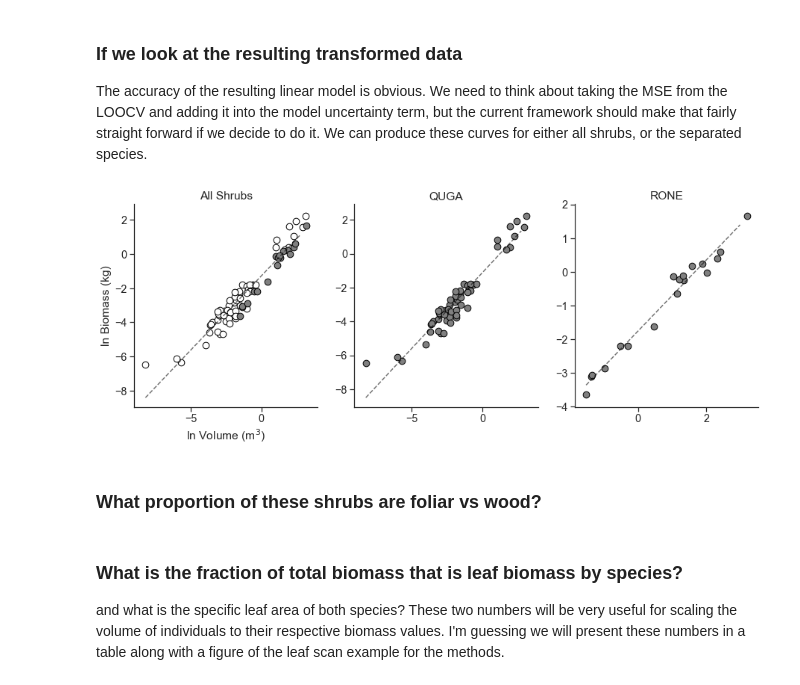
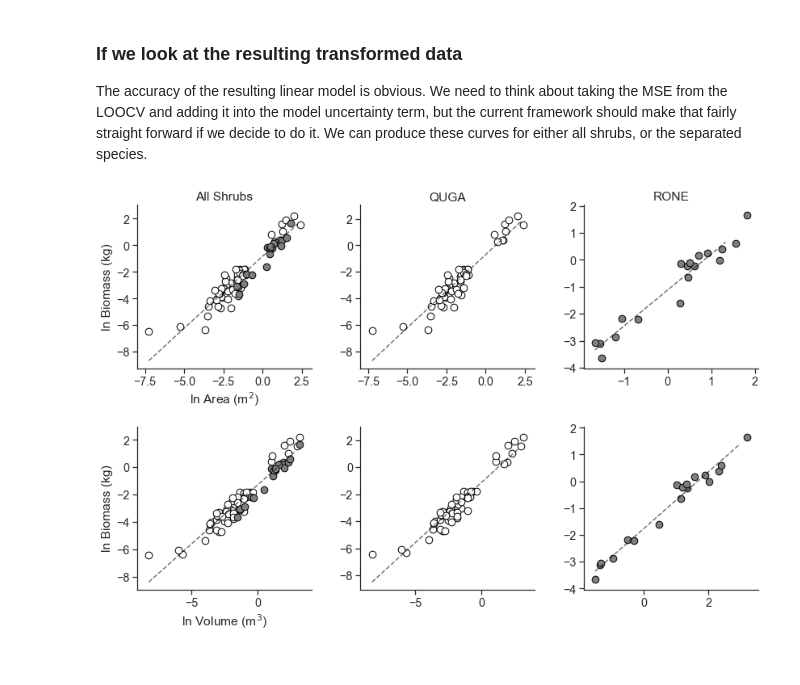
Before and after one commit to djkrofch/JemezAllometries, a Jupyter notebook: Jemez_Allometry.ipynb, the cells around one changed output. Drawn from its saved outputs; the diff is of its cells as text; code cells hidden in the pictures.

```diff
--- a/Jemez_Allometry.ipynb
+++ b/Jemez_Allometry.ipynb
@@ -30,6 +30,10 @@ dataDir = 'C:/Research/JemezAllometries/'
 # %% [markdown]
 #### A few calc and plotting functions to help out along the way
 # %%
+def pacalc(a,b):
+    area = (a/2) * (b/2) * np.pi
+    return area
+
 def volcalc(a,b,height):
     volume = (4/3.) * (a/2) * (b/2) * height * np.pi
     return volume
@@ -38,7 +42,7 @@ def linfit(fitfunc, df):
     ols = smf.ols(fitfunc, df).fit()
     slope = (ols.params[1])
     intercept = (ols.params[0])
-    return slope, intercept
+    return slope, intercept, smf.ols(fitfunc, df)
 
 def plotLinFit(slope, intercept, Xmin, Xmax, ax=None, *args, **kwargs):
     y = []
@@ -52,6 +56,7 @@ def plotLinFit(slope, intercept, Xmin, Xmax, ax=None, *args, **kwargs):
 We then subset the data by species to determine the impact on fit if we are unable to ID the shrub. Only useful if the implication is that we are planning on driving these allometries remotely - something I want to stress in the paper. Otherwise, we should have just measured stem diameters like the rest of the world.
 # %%
 master = pd.read_csv('jemez_allometry_master.csv')
+master['area']   = pacalc(master['a'], master['b'])
 master['volume'] = volcalc(master['a'], master['b'], master['height'])
 
 rone = master[master.species == 'RONE']
@@ -145,11 +290,12 @@ Below is the log transformed model performance for all species and sizes
 fitData = pd.DataFrame(dict(
                             SPECIES = master['species'],
                             SITE    = master['site'],
+                            AREA  = np.log(master['area']),
                             VOLUME  = np.log(master['volume']),
                             BIOMASS = np.log(master['biomass_t']/1000)))
 
-ols = smf.ols('BIOMASS ~ VOLUME', fitData).fit()
-slope = (ols.params['VOLUME'])
+ols = smf.ols('BIOMASS ~ AREA', fitData).fit()
+slope = (ols.params['AREA'])
 intercept = (ols.params['Intercept'])
 
 print(ols.summary())
@@ -258,51 +457,77 @@ NameError: name 'LeaveOneOut' is not defined
 ### If we look at the resulting transformed data
 The accuracy of the resulting linear model is obvious. We need to think about taking the MSE from the LOOCV and adding it into the model uncertainty term, but the current framework should make that fairly straight forward if we decide to do it. We can produce these curves for either all shrubs, or the separated species.
 # %%
-f, (ax1, ax2, ax3) = plt.subplots(1,3, figsize = (15,5))
+f, ((ax1, ax2, ax3), (ax4, ax5, ax6)) = plt.subplots(2,3, figsize = (12,8))
 
-slope, intercept = linfit('BIOMASS ~ VOLUME', fitData)
-plotLinFit(slope, intercept, fitData.VOLUME.min(), fitData.VOLUME.max(),
+slope, intercept, error = linfit('BIOMASS ~ AREA', fitData)
+plotLinFit(slope, intercept, fitData.AREA.min(), fitData.AREA.max(),
            ax = ax1,ls = '--', color = 'k', alpha = 0.55)
 
-slope, intercept = linfit('BIOMASS ~ VOLUME', quga)
-plotLinFit(slope, intercept, quga.VOLUME.min(), quga.VOLUME.max(),
+slope, intercept, error = linfit('BIOMASS ~ AREA', quga)
+plotLinFit(slope, intercept, quga.AREA.min(), quga.AREA.max(),
            ax = ax2,ls = '--', color = 'k', alpha = 0.55)
 
-slope, intercept = linfit('BIOMASS ~ VOLUME', rone)
-plotLinFit(slope, intercept, rone.VOLUME.min(), rone.VOLUME.max(),
+slope, intercept, error = linfit('BIOMASS ~ AREA', rone)
+plotLinFit(slope, intercept, rone.AREA.min(), rone.AREA.max(),
            ax = ax3,ls = '--', color = 'k', alpha = 0.55)
 
+slope, intercept, error = linfit('BIOMASS ~ VOLUME', fitData)
+plotLinFit(slope, intercept, fitData.VOLUME.min(), fitData.VOLUME.max(),
+           ax = ax4,ls = '--', color = 'k', alpha = 0.55)
 
-ax1.scatter(quga.VOLUME, quga.BIOMASS,
+slope, intercept, error = linfit('BIOMASS ~ VOLUME', quga)
+plotLinFit(slope, intercept, quga.VOLUME.min(), quga.VOLUME.max(),
+           ax = ax5,ls = '--', color = 'k', alpha = 0.55)
+
+slope, intercept, error = linfit('BIOMASS ~ VOLUME', rone)
+plotLinFit(slope, intercept, rone.VOLUME.min(), rone.VOLUME.max(),
+           ax = ax6,ls = '--', color = 'k', alpha = 0.55)
+
+ax1.scatter(quga.AREA, quga.BIOMASS,
         color = 'white', marker = 'o',
         edgecolor='k', s = 75)
 
-ax1.scatter(rone.VOLUME, rone.BIOMASS,
+ax1.scatter(rone.AREA, rone.BIOMASS,
         color = 'gray', marker = 'o',
         edgecolor='k', s = 75)
 
-ax2.scatter(quga.VOLUME, quga.BIOMASS,
+ax4.scatter(quga.VOLUME, quga.BIOMASS,
+        color = 'white', marker = 'o',
+        edgecolor='k', s = 75)
+
+ax4.scatter(rone.VOLUME, rone.BIOMASS,
         color = 'gray', marker = 'o',
         edgecolor='k', s = 75)
 
-ax3.scatter(rone.VOLUME, rone.BIOMASS,
+ax2.scatter(quga.AREA, quga.BIOMASS,
+        color = 'white', marker = 'o',
+        edgecolor='k', s = 75)
+
+ax3.scatter(rone.AREA, rone.BIOMASS,
+        color = 'gray', marker = 'o',
+        edgecolor='k', s = 75)
+
+ax5.scatter(quga.VOLUME, quga.BIOMASS,
+        color = 'white', marker = 'o',
+        edgecolor='k', s = 75)
+
+ax6.scatter(rone.VOLUME, rone.BIOMASS,
         color = 'gray', marker = 'o',
         edgecolor='k', s = 75)
 
 
 ax1.set_ylabel('ln Biomass (kg)')
-ax1.set_xlabel('ln Volume (m$^{3}$)')
+ax4.set_ylabel('ln Biomass (kg)')
+ax1.set_xlabel('ln Area (m$^{2}$)')
+ax4.set_xlabel('ln Volume (m$^{3}$)')
 
 ax1.set_title('All Shrubs')
 ax2.set_title('QUGA')
 ax3.set_title('RONE')
 
 sns.despine()
 sns.set_style('ticks')
+plt.tight_layout()
+plt.savefig('shrub_biomass_ln.tif')
 # %% [output]
-[figure, old version]
+[figure, new version]
-# %% [markdown]
-### What proportion of these shrubs are foliar vs wood?
-# %% [markdown]
-### What is the fraction of total biomass that is leaf biomass by species?
-and what is the specific leaf area of both species? These two numbers will be very useful for scaling the volume of individuals to their respective biomass values. I'm guessing we will present these numbers in a table along with a figure of the leaf scan example for the methods.
```
Also changed, not shown: parts of 40 cells of this notebook.
